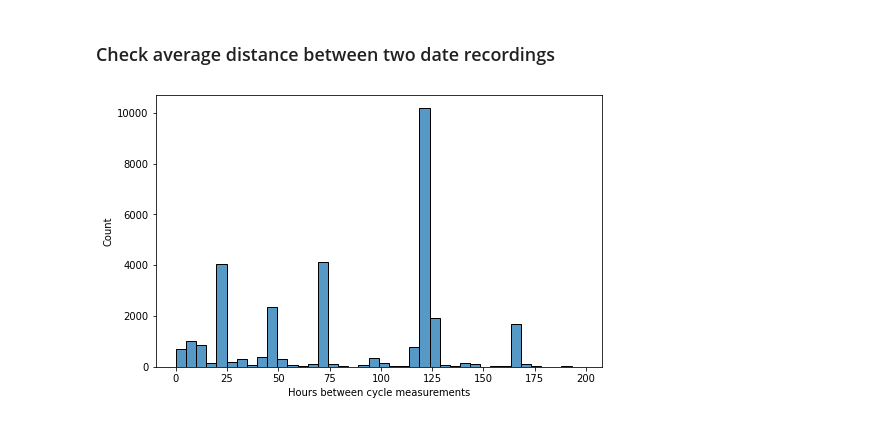
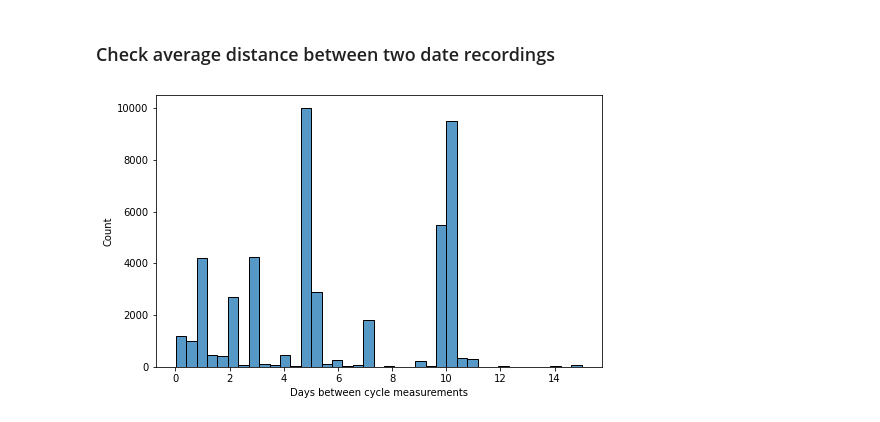
Before and after one commit to gnyirjesy/ocean-depth-characterization, a Jupyter notebook: EDA/eda_bh.ipynb, the cells around one changed output. Drawn from its saved outputs; the diff is of its cells as text; code cells hidden in the pictures.

```diff
--- a/EDA/eda_bh.ipynb
+++ b/EDA/eda_bh.ipynb
@@ -211,15 +211,15 @@ deltas = list()
 for f in np.unique(df.float):
     float_df = df[df.float == f].sort_values(by='date', ascending=True)
     float_df['delta'] = (float_df['date'] - float_df['date'].shift()).fillna(pd.Timedelta('0 days'))
-    float_df['delta_hrs'] = float_df['delta'].apply(lambda x: x / np.timedelta64(1, 'h')).astype('int64')
+    float_df['delta_hrs'] = float_df['delta'].apply(lambda x: x / np.timedelta64(1, 'D')).astype('float')
     deltas += list(float_df['delta_hrs'])
 # %%
 deltas = np.array(deltas)
-deltas_filt = deltas[deltas < 200]
+deltas_filt = deltas[(deltas < 15) & (deltas > 0)]
 # %%
 fig, ax = plt.subplots(1, 1, figsize=(8, 5))
 sns.histplot(x=deltas_filt, ax=ax)
-ax.set_xlabel('Hours between cycle measurements')
+ax.set_xlabel('Days between cycle measurements')
 plt.show()
 # %% [output]
-[figure, old version]
+[figure, new version]
```
